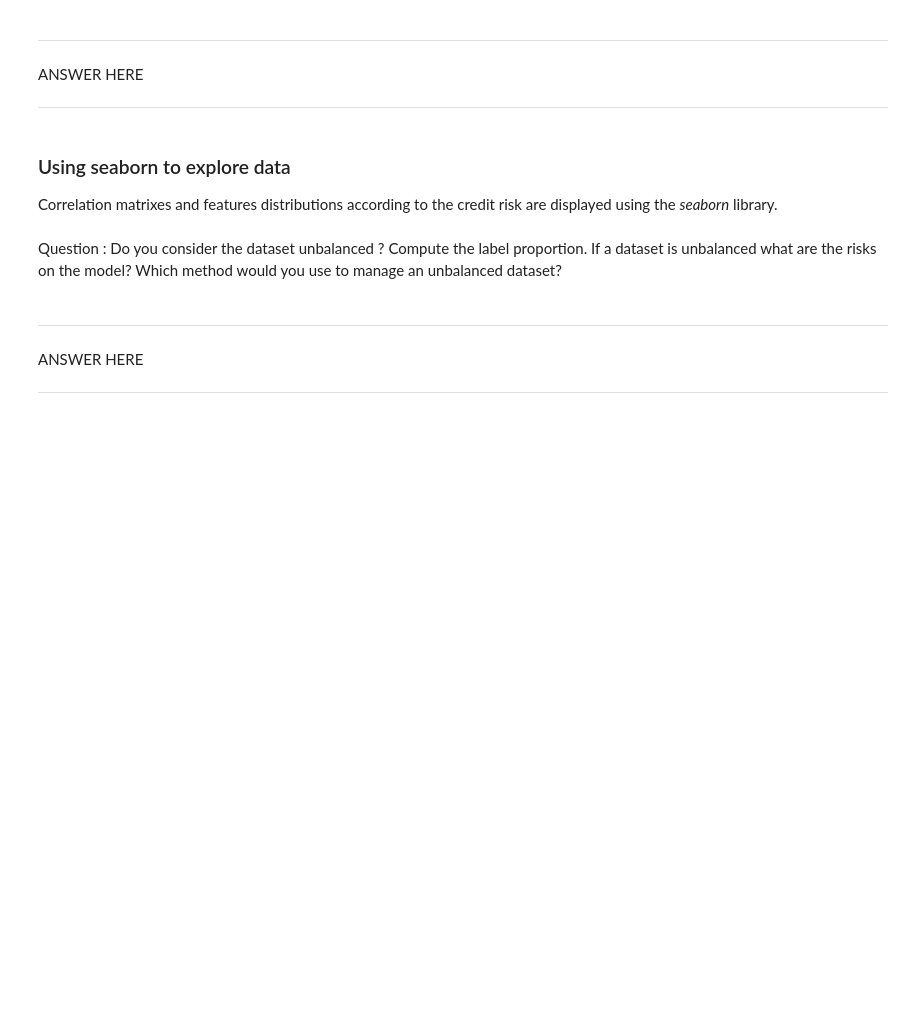
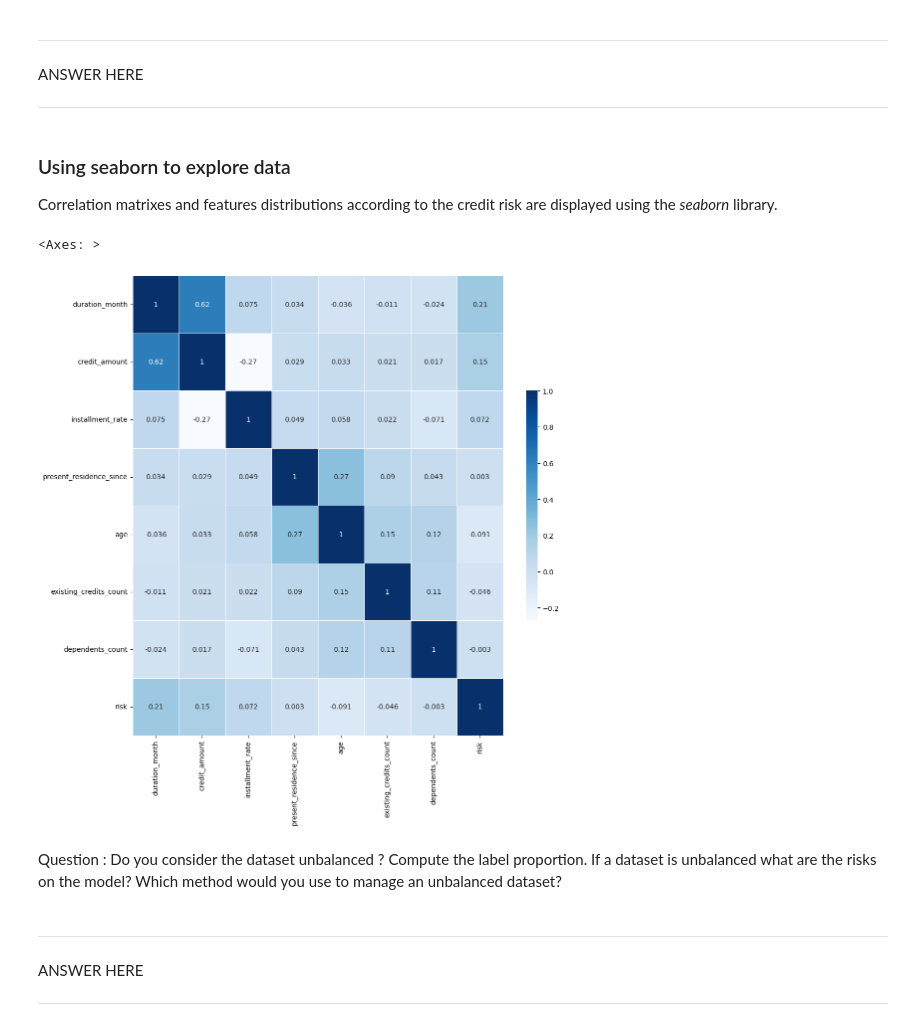
Before and after one commit to plperez626/MLOps-Introductory-Course-on-GCP, a Jupyter notebook: labs/1_mlflow/XAI_mlflow.ipynb, the cells around one changed output. Drawn from its saved outputs; the diff is of its cells as text; code cells hidden in the pictures; blank space fills up the shorter version.

```diff
--- a/labs/1_mlflow/XAI_mlflow.ipynb
+++ b/labs/1_mlflow/XAI_mlflow.ipynb
@@ -49,9 +49,8 @@ pd.set_option("display.max_columns", 500)
 # %% [markdown]
 ## Data Exploration
 # %%
-PATH = "data/credit-g.pkl"
+filename = "data/dataset.parquet"
 
-with open(PATH, 'rb') as read_file:
-    df = pickle.load(read_file)
+df = pd.read_parquet(filename)
 df.head()
 ### REMPLACER IMPORT DES DONN2ES
@@ -67,9 +73,9 @@ target_field = "class" # TODO
 #########################
 # %%
 # Let's rename the target field
-df.rename(columns={target_field:'risk'},inplace=True)
+df = df.rename(columns={target_field:'risk'})
 # And change the label values
-df['risk'] = df['risk'].map({'good':0,'bad':1})
+df['risk'] = df['risk'].map({1:0,2:1})
 
 y = df['risk']
 X = df.drop(columns=['risk'])
@@ -92,9 +98,12 @@ ANSWER HERE
 Correlation matrixes and features distributions according to the credit risk are displayed using the *seaborn* library.
 # %%
 # Correlation matrix
-corr = df.corr()
+corr = df.corr(numeric_only = True)
 plt.figure(figsize=(12,12))
 sns.heatmap(corr, cmap="Blues", annot=True, linewidths=.5, cbar_kws={"shrink": .5})
+# %% [output]
+<Axes: >
+[figure, added]
 # %% [markdown]
 
 Question : Do you consider the dataset unbalanced ? Compute the label proportion. If a dataset is unbalanced what are the risks on the model? Which method would you use to manage an unbalanced dataset?
```
Also changed, not shown: parts of 14 cells of this notebook, 1 other file.
